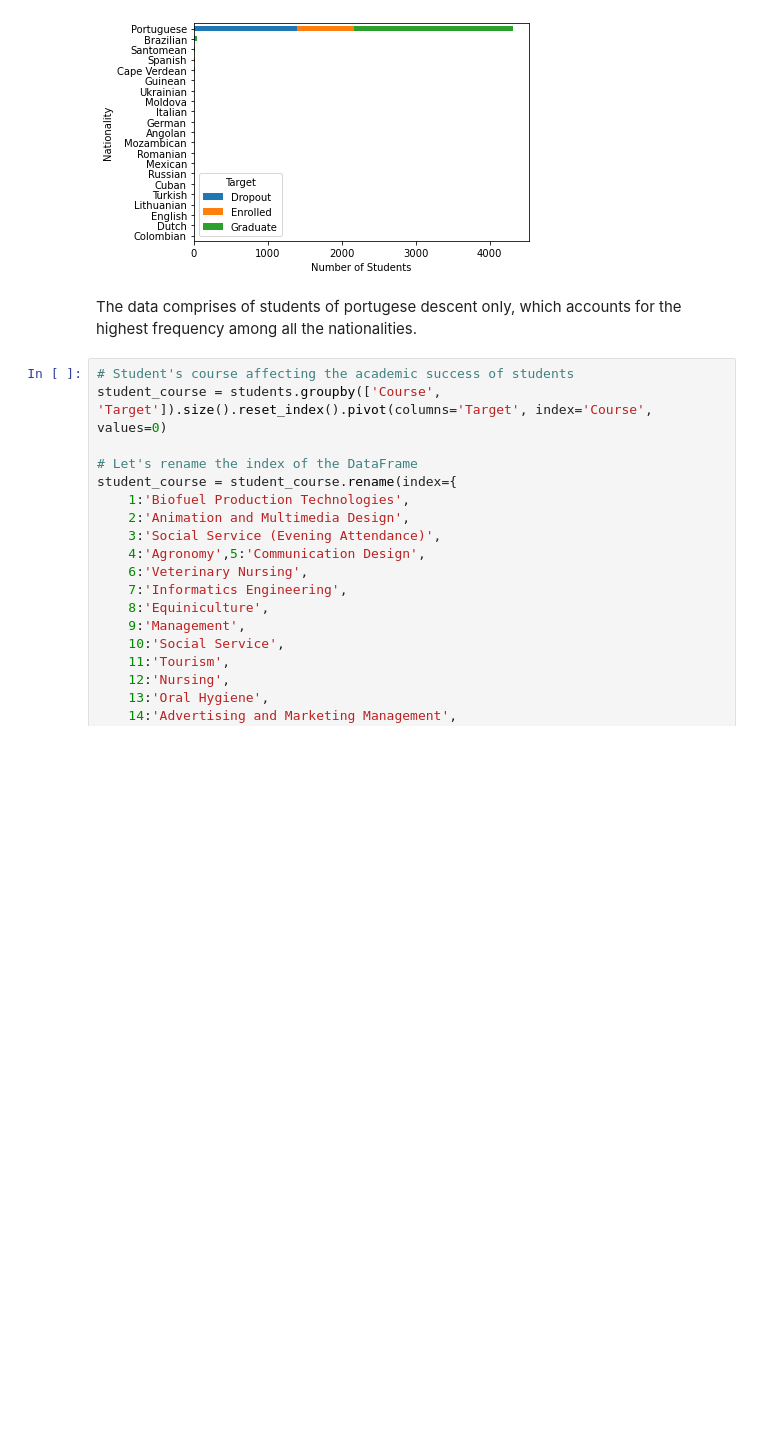
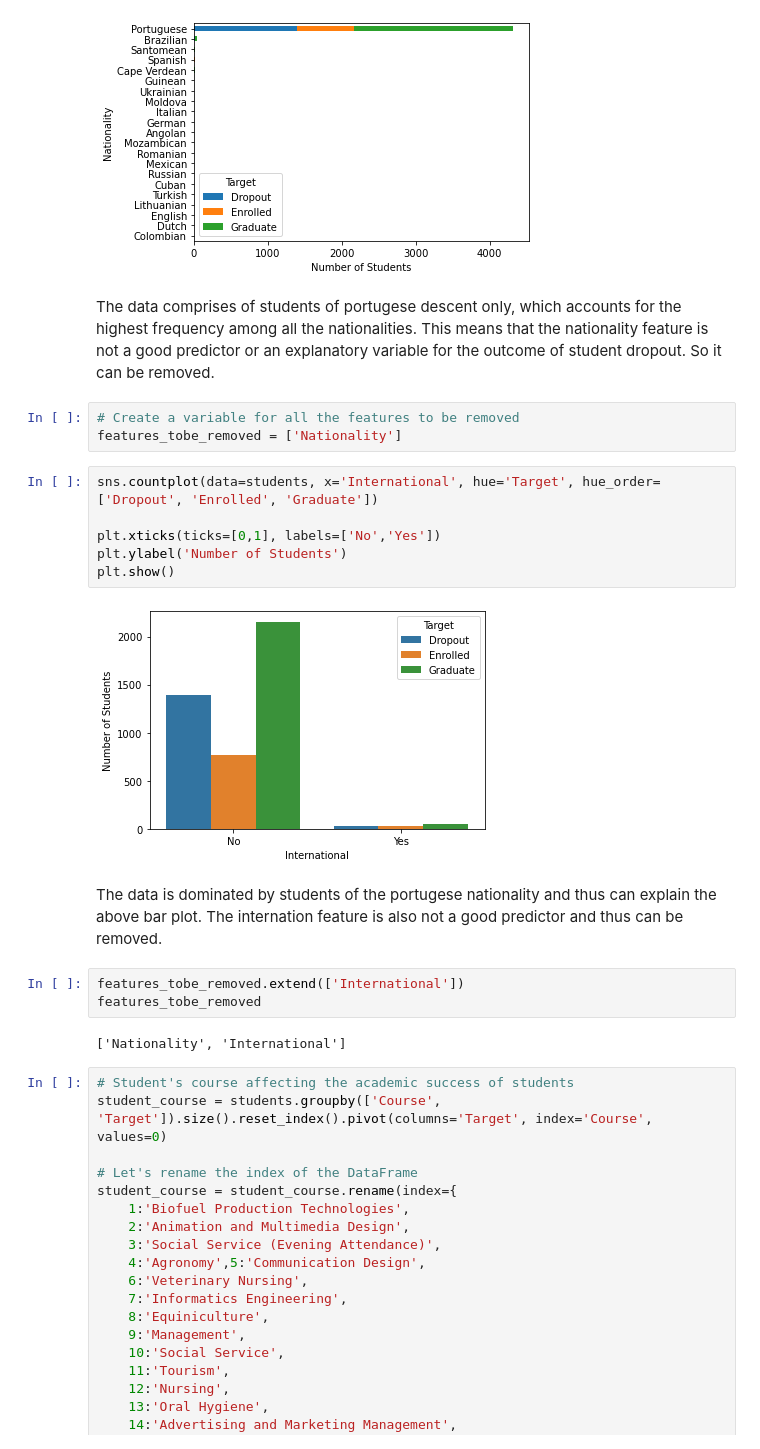
Before and after one commit to sophia14324/Predict-Student-s-Dropout-and-Academic-Success-Using-ML-techniques, a Jupyter notebook: student dropout.ipynb, the cells around one changed output. Drawn from its saved outputs; the diff is of its cells as text; blank space fills up the shorter version.

```diff
--- a/student dropout.ipynb
+++ b/student dropout.ipynb
@@ -227,7 +246,25 @@ plt.show()
 # %% [output]
 [figure]
 # %% [markdown]
-The data comprises of students of portugese descent only, which accounts for the highest frequency among all the nationalities.
+The data comprises of students of portugese descent only, which accounts for the highest frequency among all the nationalities. This means that the nationality feature is not a good predictor or an explanatory variable for the outcome of student dropout. So it can be removed.
+# %%
+# Create a variable for all the features to be removed
+features_tobe_removed = ['Nationality']
+# %%
+sns.countplot(data=students, x='International', hue='Target', hue_order=['Dropout', 'Enrolled', 'Graduate'])
+
+plt.xticks(ticks=[0,1], labels=['No','Yes'])
+plt.ylabel('Number of Students')
+plt.show()
+# %% [output]
+[figure, added]
+# %% [markdown]
+The data is dominated by students of the portugese nationality and thus can explain the above bar plot. The internation feature is also not a good predictor and thus can be removed.
+# %%
+features_tobe_removed.extend(['International'])
+features_tobe_removed
+# %% [output]
+['Nationality', 'International']
 # %%
 # Student's course affecting the academic success of students
 student_course = students.groupby(['Course', 'Target']).size().reset_index().pivot(columns='Target', index='Course', values=0)
```
Also changed, not shown: parts of 23 cells of this notebook.
